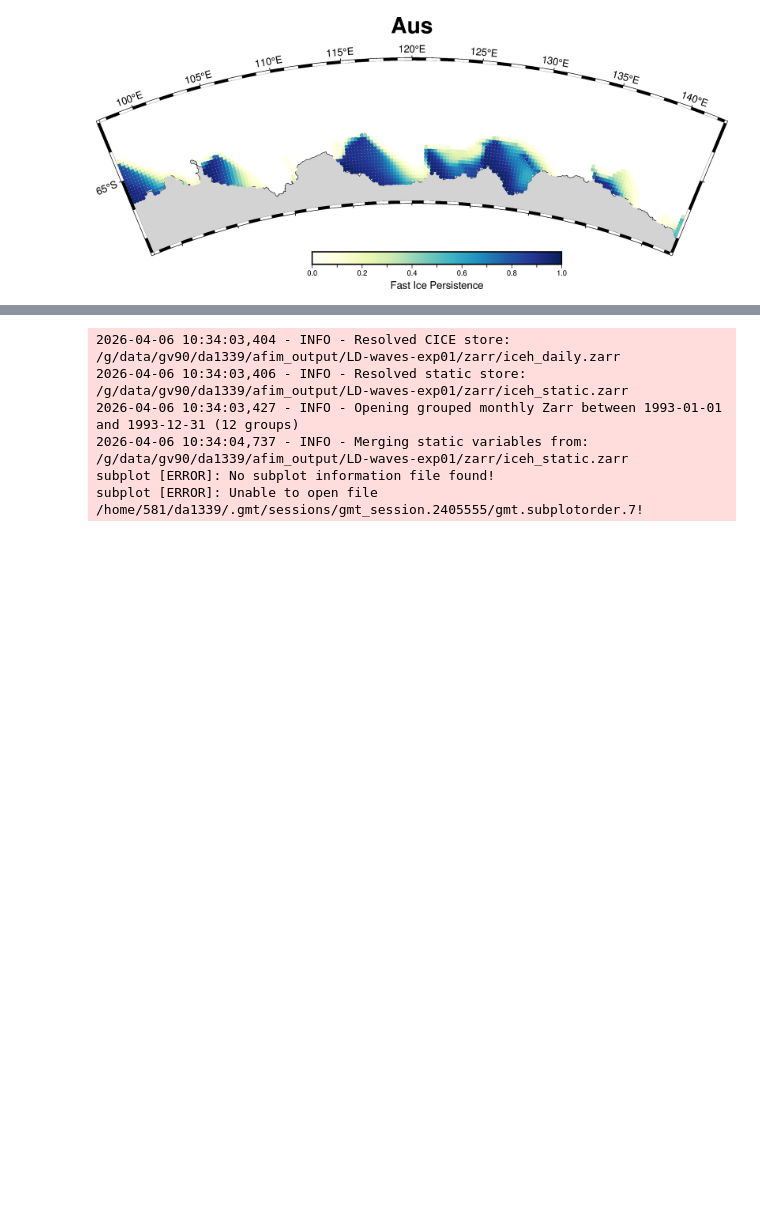
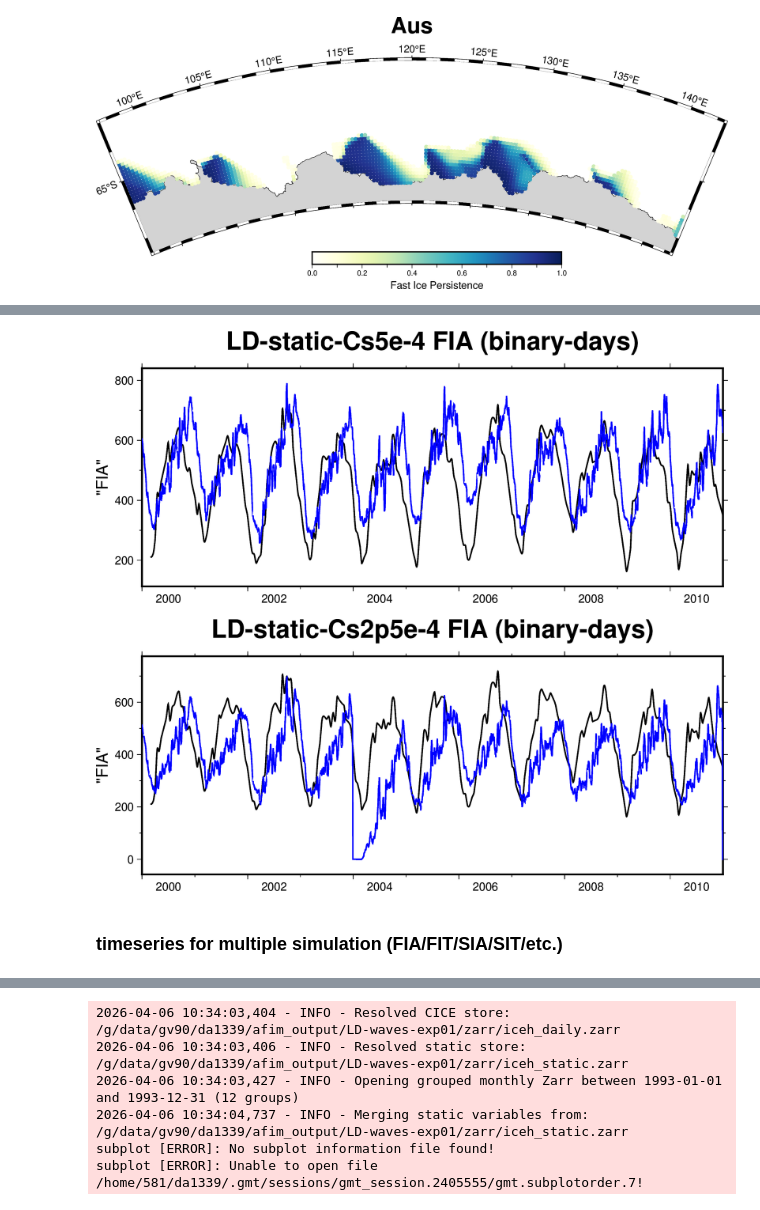
Before and after one commit to dpath2o/shuga, a Jupyter notebook: notebooks/example_shuga.ipynb, the cells around one changed output, grey strips where cells are left out. Drawn from its saved outputs; the diff is of its cells as text; code cells hidden in the pictures; blank space fills up the shorter version.

```diff
--- a/notebooks/example_shuga.ipynb
+++ b/notebooks/example_shuga.ipynb
@@ -298,3 +305,13 @@ TypeError: load_metrics() got an unexpected keyword argument 'logger'
+# %%
+png = '/g/data/gv90/da1339/GRAPHICAL/AFIM/LD-static-Cs5e-4/timeseries/2000-01-01_2010-12-31_LD-static-Cs5e-4_FIA_total_binary_days.png'
+display(Image(filename=png))
+png = '/g/data/gv90/da1339/GRAPHICAL/AFIM/LD-static-Cs2p5e-4/timeseries/2000-01-01_2010-12-31_LD-static-Cs2p5e-4_FIA_total_binary_days.png'
+display(Image(filename=png))
+# %% [output]
+[figure, added]
+[figure, added]
+# %% [markdown]
+### timeseries for multiple simulation (FIA/FIT/SIA/SIT/etc.)
 # %%
 shuga_plot.plot_timeseries_multi(variable    = "FIA",
                                  method      = "binary-days",
```
Also changed, not shown: parts of 13 cells of this notebook, 27 other files.
